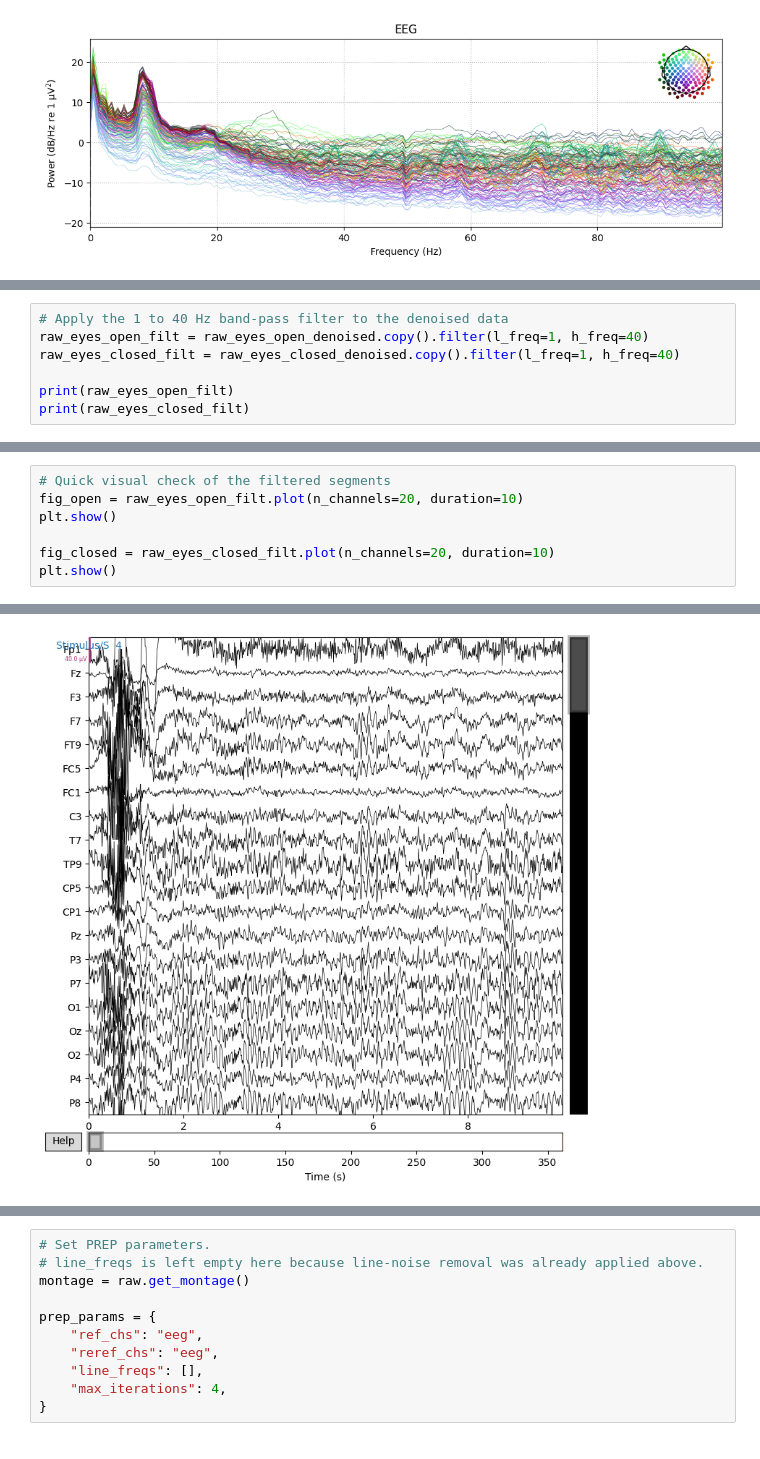
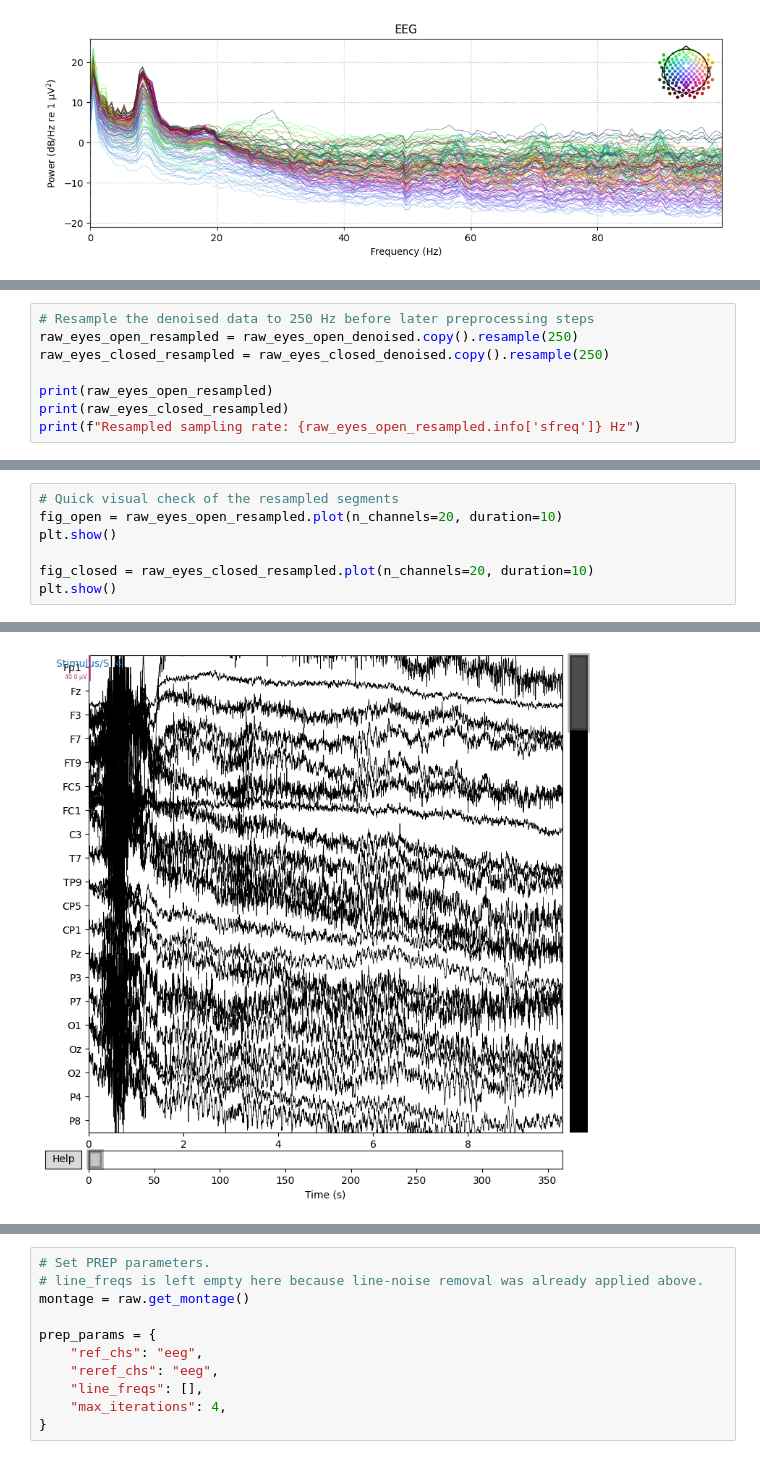
Before and after one commit to nmarryatt/neurogenetics-ml, a Jupyter notebook: notebooks/02_Preprocessing.ipynb, the cells around one changed output, grey strips where cells are left out. Drawn from its saved outputs; the diff is of its cells as text.

```diff
--- a/notebooks/02_Preprocessing.ipynb
+++ b/notebooks/02_Preprocessing.ipynb
@@ -89,8 +101,9 @@ Plotting power spectral density (dB=True).
 # %%
-# Apply the 1 to 40 Hz band-pass filter to the denoised data
-raw_eyes_open_filt = raw_eyes_open_denoised.copy().filter(l_freq=1, h_freq=40)
-raw_eyes_closed_filt = raw_eyes_closed_denoised.copy().filter(l_freq=1, h_freq=40)
+# Resample the denoised data to 250 Hz before later preprocessing steps
+raw_eyes_open_resampled = raw_eyes_open_denoised.copy().resample(250)
+raw_eyes_closed_resampled = raw_eyes_closed_denoised.copy().resample(250)
 
-print(raw_eyes_open_filt)
-print(raw_eyes_closed_filt)
+print(raw_eyes_open_resampled)
+print(raw_eyes_closed_resampled)
+print(f"Resampled sampling rate: {raw_eyes_open_resampled.info['sfreq']} Hz")
 # %% [output]
@@ -114,8 +113,8 @@ Designing a one-pass, zero-phase, non-causal bandpass filter:
 # %%
-# Quick visual check of the filtered segments
-fig_open = raw_eyes_open_filt.plot(n_channels=20, duration=10)
+# Quick visual check of the resampled segments
+fig_open = raw_eyes_open_resampled.plot(n_channels=20, duration=10)
 plt.show()
 
-fig_closed = raw_eyes_closed_filt.plot(n_channels=20, duration=10)
+fig_closed = raw_eyes_closed_resampled.plot(n_channels=20, duration=10)
 plt.show()
 # %% [output]
@@ -123,4 +122,4 @@ plt.show()
-[figure, old version]
+[figure, new version]
 # %% [markdown]
 ## Step 3: PREP-style bad-channel detection and rereferencing
 
```
Also changed, not shown: parts of 22 cells of this notebook, 1 other file.
